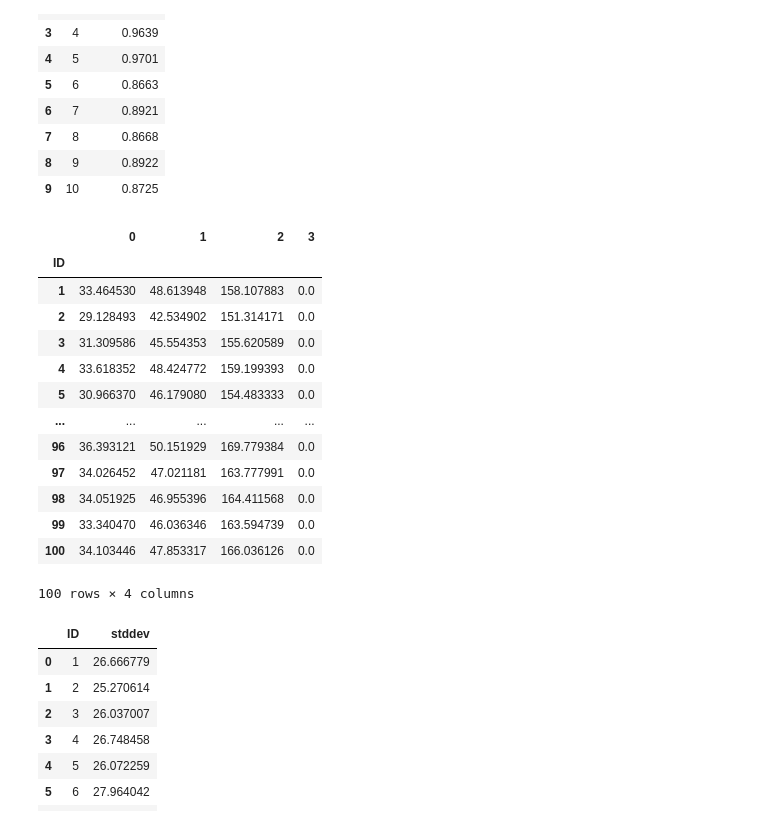
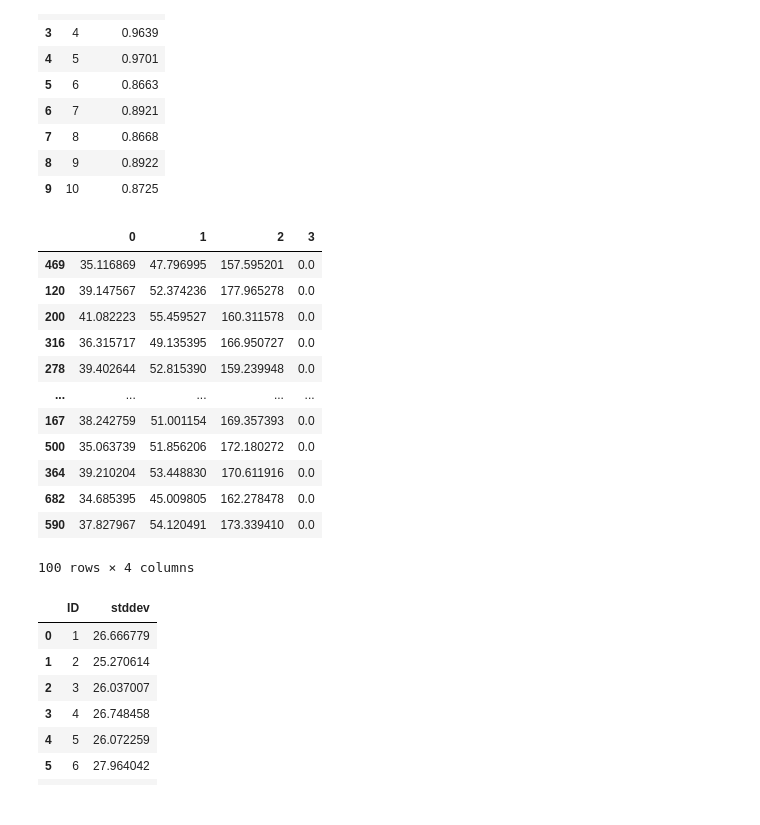
Before and after one commit to pcruiher08/ImageFeatures, a Jupyter notebook: analysis.ipynb, the cells around one changed output. Drawn from its saved outputs; the diff is of its cells as text; code cells hidden in the pictures.

```diff
--- a/analysis.ipynb
+++ b/analysis.ipynb
@@ -207,6 +209,8 @@ for image_file in os.listdir(image_dir):
             mean, stddev, skewnessval, kurt = compute_color_moments(points.tolist(), image)
 
             humoments = compute_HUMoments(points.tolist(), image)
+
+
             zernike = compute_Zernike(points.tolist(), image)
 
             localBinaryPatterns = compute_LBP(points.tolist(), image)
@@ -216,10 +220,21 @@ for image_file in os.listdir(image_dir):
                                  "area" : gauss(points),
                                  "roundness" : calculate_roundness(points),
                                  "meancolor" : mean,
+                                 "meanB" : mean[0],
+                                 "meanG" : mean[1],
+                                 "meanR" : mean[2],
+                                 "meangray" : mean[3],
+
                                  "stddev" : stddev,
                                  "skewness" : skewnessval,
                                  "kurtosis" : kurt,
-                                 "humoments" : humoments,
+                                 "h0" : humoments[0],
+                                 "h1" : humoments[1],
+                                 "h2" : humoments[2],
+                                 "h3" : humoments[3],
+                                 "h4" : humoments[4],
+                                 "h5" : humoments[5],
+                                 "h6" : humoments[6],
                                  "zernike" : zernike,
                                  "LBP" : localBinaryPatterns
                                  }
@@ -422,31 +486,30 @@ roundnessdf.head(10)
 # %%
 
 meancolordf = pd.Series(IDAndMeanColor).apply(pd.Series)
 meancolordf = pd.concat([meancolordf], axis=1)
 
-meancolordf.index.name = 'ID'
-meancolordf.index = meancolordf.index.astype(int)
+#meancolordf.index.name = 'ID'
+#meancolordf.index = meancolordf.index.astype(int)
 
-meancolordf = meancolordf.sort_index()
+#meancolordf = meancolordf.sort_index()
 
 #meancolordf['ID'] = meancolordf['ID'].astype(int)
 
 
 meancolordf.head(100)
 # %% [output]
 |  | 0 | 1 | 2 | 3 |
-| ID |  |  |  |  |
-| 1 | 33.464530 | 48.613948 | 158.107883 | 0.0 |
-| 2 | 29.128493 | 42.534902 | 151.314171 | 0.0 |
-| 3 | 31.309586 | 45.554353 | 155.620589 | 0.0 |
-| 4 | 33.618352 | 48.424772 | 159.199393 | 0.0 |
-| 5 | 30.966370 | 46.179080 | 154.483333 | 0.0 |
+| 469 | 35.116869 | 47.796995 | 157.595201 | 0.0 |
+| 120 | 39.147567 | 52.374236 | 177.965278 | 0.0 |
+| 200 | 41.082223 | 55.459527 | 160.311578 | 0.0 |
+| 316 | 36.315717 | 49.135395 | 166.950727 | 0.0 |
+| 278 | 39.402644 | 52.815390 | 159.239948 | 0.0 |
 | ... | ... | ... | ... | ... |
-| 96 | 36.393121 | 50.151929 | 169.779384 | 0.0 |
-| 97 | 34.026452 | 47.021181 | 163.777991 | 0.0 |
-| 98 | 34.051925 | 46.955396 | 164.411568 | 0.0 |
-| 99 | 33.340470 | 46.036346 | 163.594739 | 0.0 |
-| 100 | 34.103446 | 47.853317 | 166.036126 | 0.0 |
+| 167 | 38.242759 | 51.001154 | 169.357393 | 0.0 |
+| 500 | 35.063739 | 51.856206 | 172.180272 | 0.0 |
+| 364 | 39.210204 | 53.448830 | 170.611916 | 0.0 |
+| 682 | 34.685395 | 45.009805 | 162.278478 | 0.0 |
+| 590 | 37.827967 | 54.120491 | 173.339410 | 0.0 |
 100 rows × 4 columns
 # %%
 
```
Also changed, not shown: parts of 4 cells of this notebook, 1 other file.
